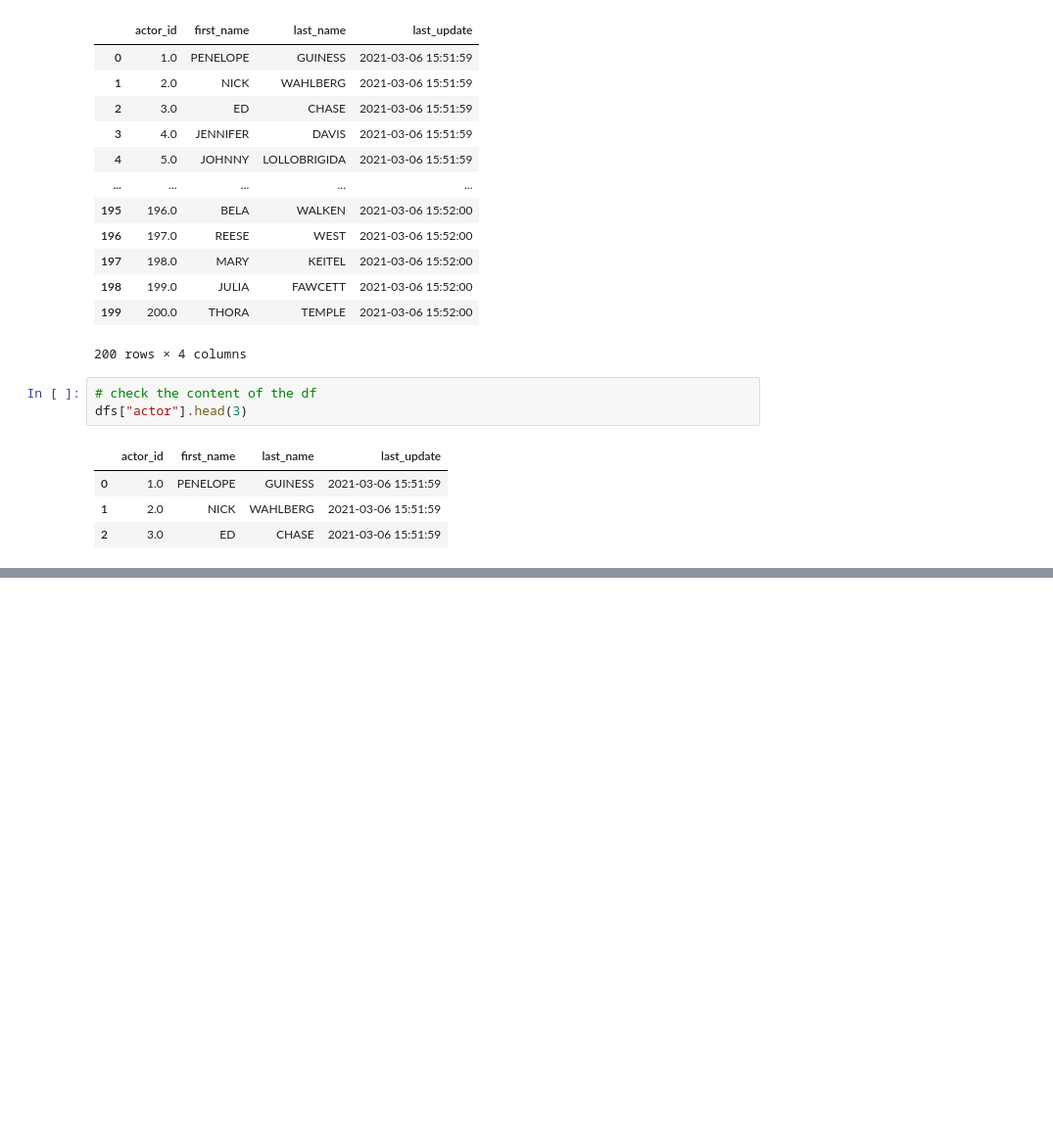
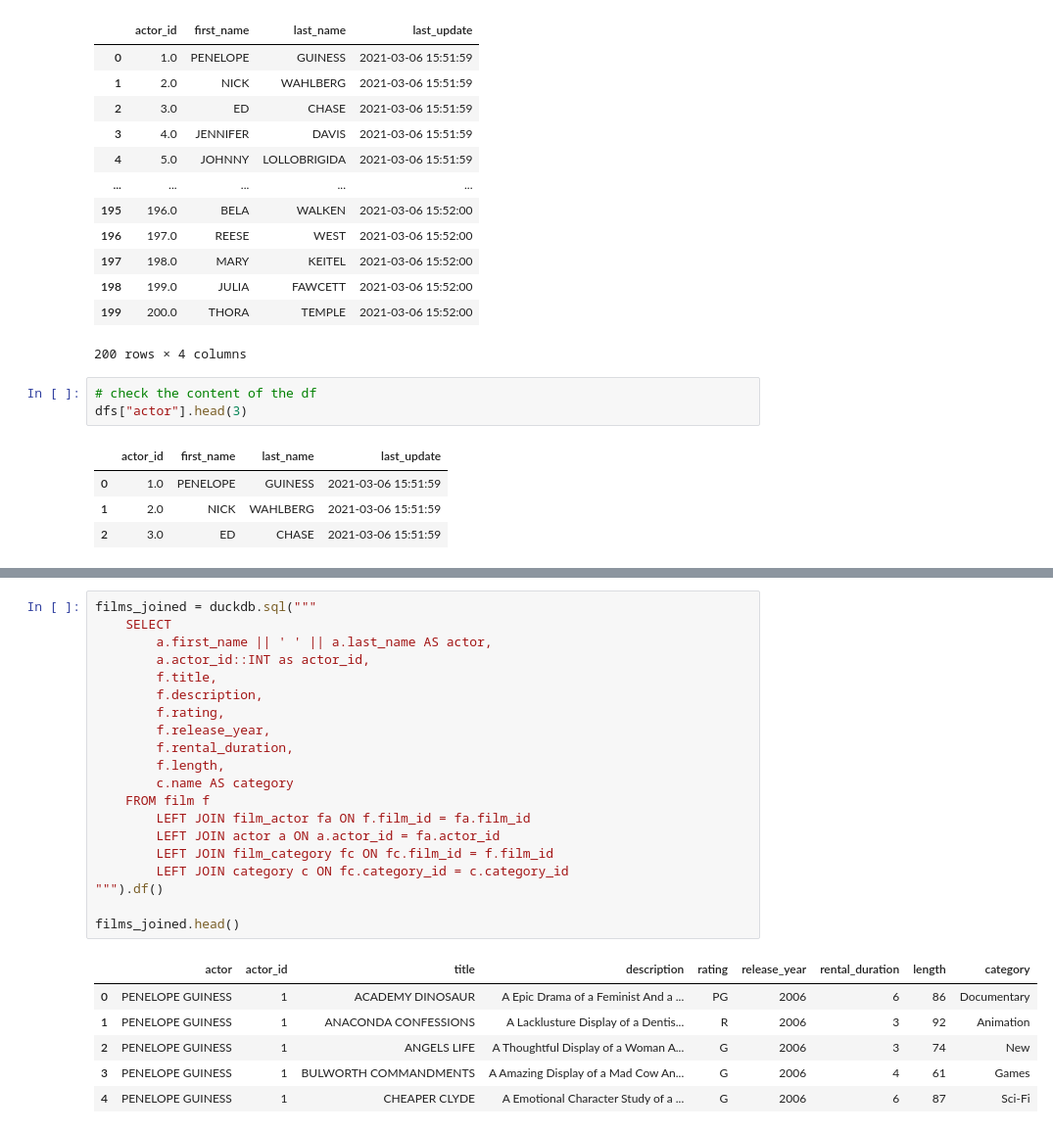
Before and after one commit to christocar/SQL_christoffer_carlsson_DE25, a Jupyter notebook: code_along/week4_query_sakila/pandas_duckdb.ipynb, the cells around one changed output, grey strips where cells are left out. Shown: that part at 98% size. Drawn from its saved outputs; the diff is of its cells as text; blank space fills up the shorter version.

```diff
--- a/code_along/week4_query_sakila/pandas_duckdb.ipynb
+++ b/code_along/week4_query_sakila/pandas_duckdb.ipynb
@@ -69,3 +92,30 @@ dfs["actor"].head(3)
+# %%
+films_joined = duckdb.sql("""
+    SELECT
+        a.first_name || ' ' || a.last_name AS actor,
+        a.actor_id::INT as actor_id,
+        f.title,
+        f.description,
+        f.rating,
+        f.release_year,
+        f.rental_duration,
+        f.length,
+        c.name AS category
+    FROM film f
+        LEFT JOIN film_actor fa ON f.film_id = fa.film_id
+        LEFT JOIN actor a ON a.actor_id = fa.actor_id
+        LEFT JOIN film_category fc ON fc.film_id = f.film_id
+        LEFT JOIN category c ON fc.category_id = c.category_id
+""").df()
+
+films_joined.head()
+# %% [output]
+|  | actor | actor_id | title | description | rating | release_year | rental_duration | length | category |
+| 0 | PENELOPE GUINESS | 1 | ACADEMY DINOSAUR | A Epic Drama of a Feminist And a ... | PG | 2006 | 6 | 86 | Documentary |
+| 1 | PENELOPE GUINESS | 1 | ANACONDA CONFESSIONS | A Lacklusture Display of a Dentis... | R | 2006 | 3 | 92 | Animation |
+| 2 | PENELOPE GUINESS | 1 | ANGELS LIFE | A Thoughtful Display of a Woman A... | G | 2006 | 3 | 74 | New |
+| 3 | PENELOPE GUINESS | 1 | BULWORTH COMMANDMENTS | A Amazing Display of a Mad Cow An... | G | 2006 | 4 | 61 | Games |
+| 4 | PENELOPE GUINESS | 1 | CHEAPER CLYDE | A Emotional Character Study of a ... | G | 2006 | 6 | 87 | Sci-Fi |
 # %% [markdown]
 # EDA with pandas
 - a light introduction of pandas
```
Also changed, not shown: parts of 11 cells of this notebook.
